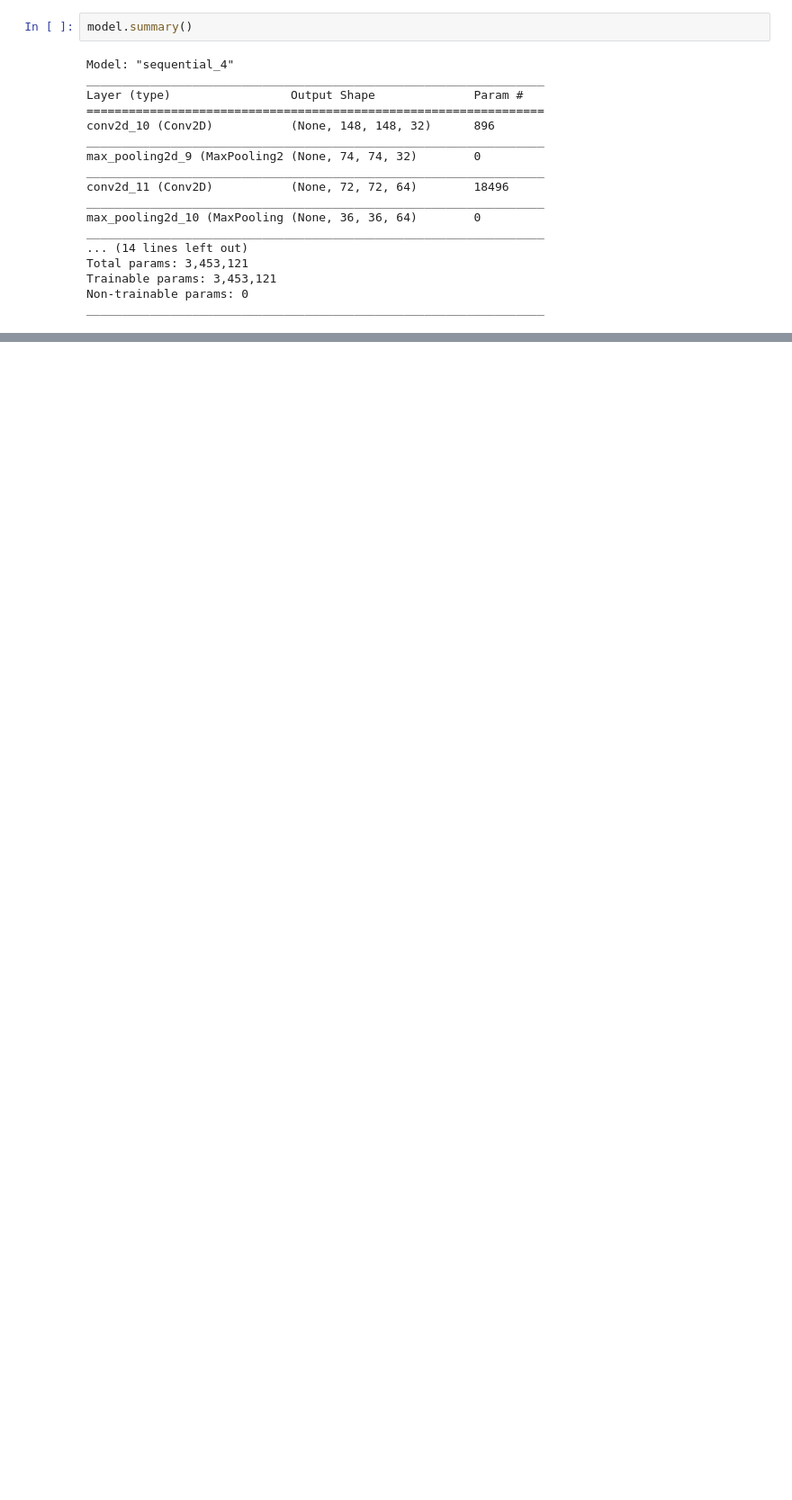
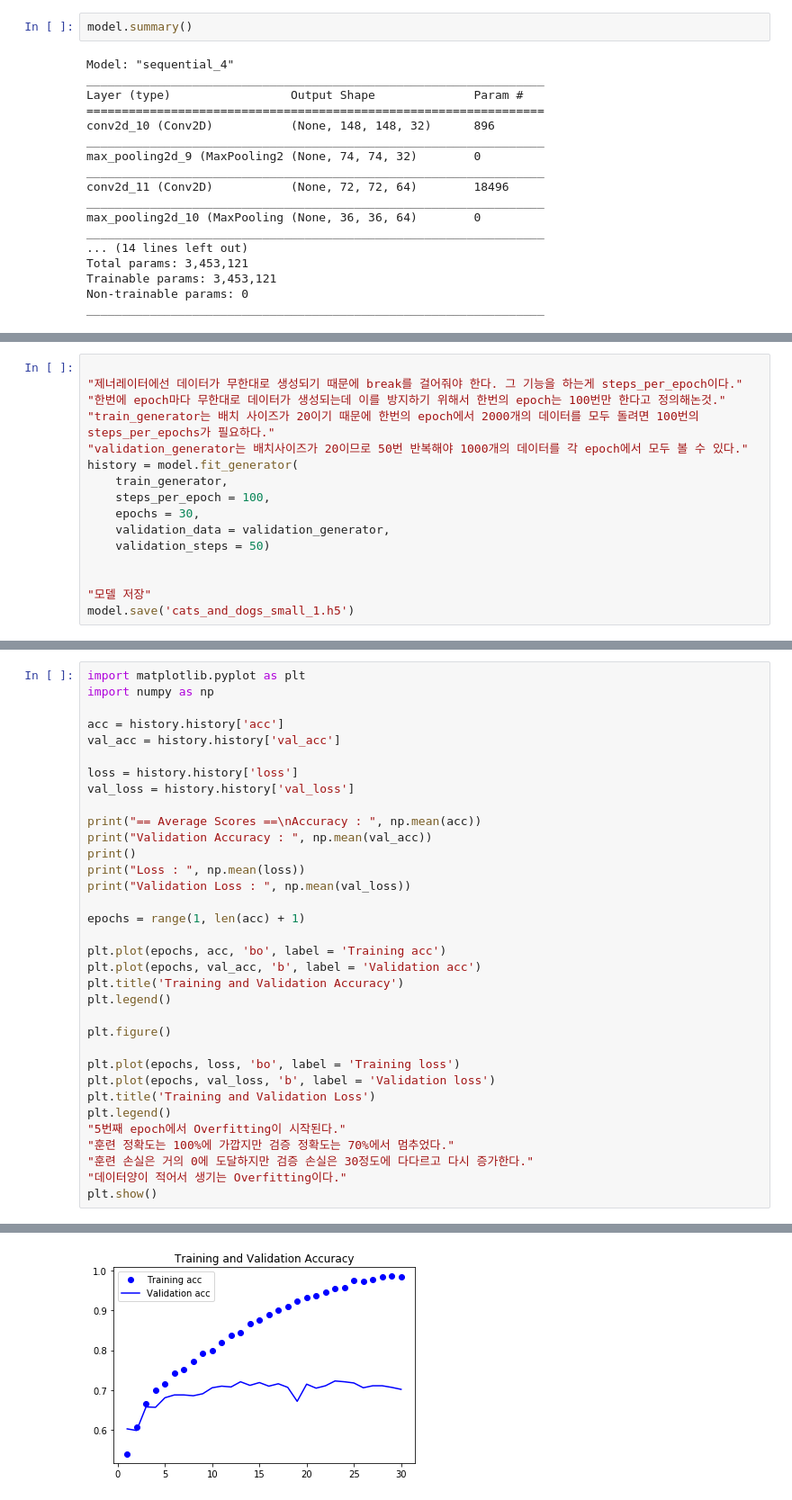
Before and after one commit to quhb2455/My_data, a Jupyter notebook: Keras_practice/Keras_Cat&Dog_practice.ipynb, the cells around one changed output, grey strips where cells are left out. Shown: that part at 90% size. Cells and saved outputs as stored; diff of their text form; blank space fills up the shorter version.

```diff
--- a/Keras_practice/Keras_Cat&Dog_practice.ipynb
+++ b/Keras_practice/Keras_Cat&Dog_practice.ipynb
@@ -145,3 +150,19 @@ validation_generator = test_datagen.flow_from_directory(validation_dir, target_s
 # %% [output]
 Found 2000 images belonging to 2 classes.
 Found 1000 images belonging to 2 classes.
+# %%
+
+"제너레이터에선 데이터가 무한대로 생성되기 때문에 break를 걸어줘야 한다. 그 기능을 하는게 steps_per_epoch이다."
+"한번에 epoch마다 무한대로 데이터가 생성되는데 이를 방지하기 위해서 한번의 epoch는 100번만 한다고 정의해논것."
+"train_generator는 배치 사이즈가 20이기 때문에 한번의 epoch에서 2000개의 데이터를 모두 돌려면 100번의 steps_per_epochs가 필요하다."
+"validation_generator는 배치사이즈가 20이므로 50번 반복해야 1000개의 데이터를 각 epoch에서 모두 볼 수 있다."
+history = model.fit_generator(
+    train_generator,
+    steps_per_epoch = 100,
+    epochs = 30,
+    validation_data = validation_generator,
+    validation_steps = 50)
+
+
+"모델 저장"
+model.save('cats_and_dogs_small_1.h5')
@@ -147,0 +187,35 @@ Found 1000 images belonging to 2 classes.
+# %%
+import matplotlib.pyplot as plt
+import numpy as np
+
+acc = history.history['acc']
+val_acc = history.history['val_acc']
+
+loss = history.history['loss']
+val_loss = history.history['val_loss']
+
+print("== Average Scores ==\nAccuracy : ", np.mean(acc))
+print("Validation Accuracy : ", np.mean(val_acc))
+print()
+print("Loss : ", np.mean(loss))
+print("Validation Loss : ", np.mean(val_loss))
+
+epochs = range(1, len(acc) + 1)
+
+plt.plot(epochs, acc, 'bo', label = 'Training acc')
+plt.plot(epochs, val_acc, 'b', label = 'Validation acc')
+plt.title('Training and Validation Accuracy')
+plt.legend()
+
+plt.figure()
+
+plt.plot(epochs, loss, 'bo', label = 'Training loss')
+plt.plot(epochs, val_loss, 'b', label = 'Validation loss')
+plt.title('Training and Validation Loss')
+plt.legend()
+"5번째 epoch에서 Overfitting이 시작된다."
+"훈련 정확도는 100%에 가깝지만 검증 정확도는 70%에서 멈추었다."
+"훈련 손실은 거의 0에 도달하지만 검증 손실은 30정도에 다다르고 다시 증가한다."
+"데이터양이 적어서 생기는 Overfitting이다."
+plt.show()
+# %% [output]
@@ -147,0 +228 @@ Found 1000 images belonging to 2 classes.
+[figure, added]
```
Also changed, not shown: parts of 9 cells of this notebook, 2 other files.
